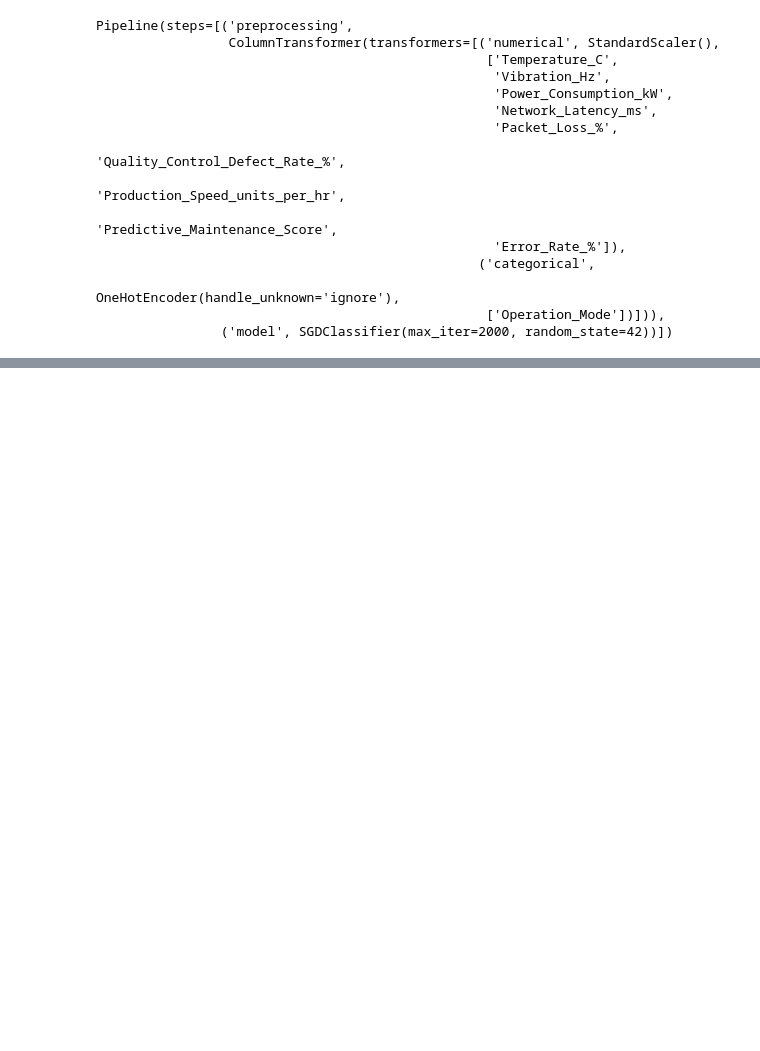
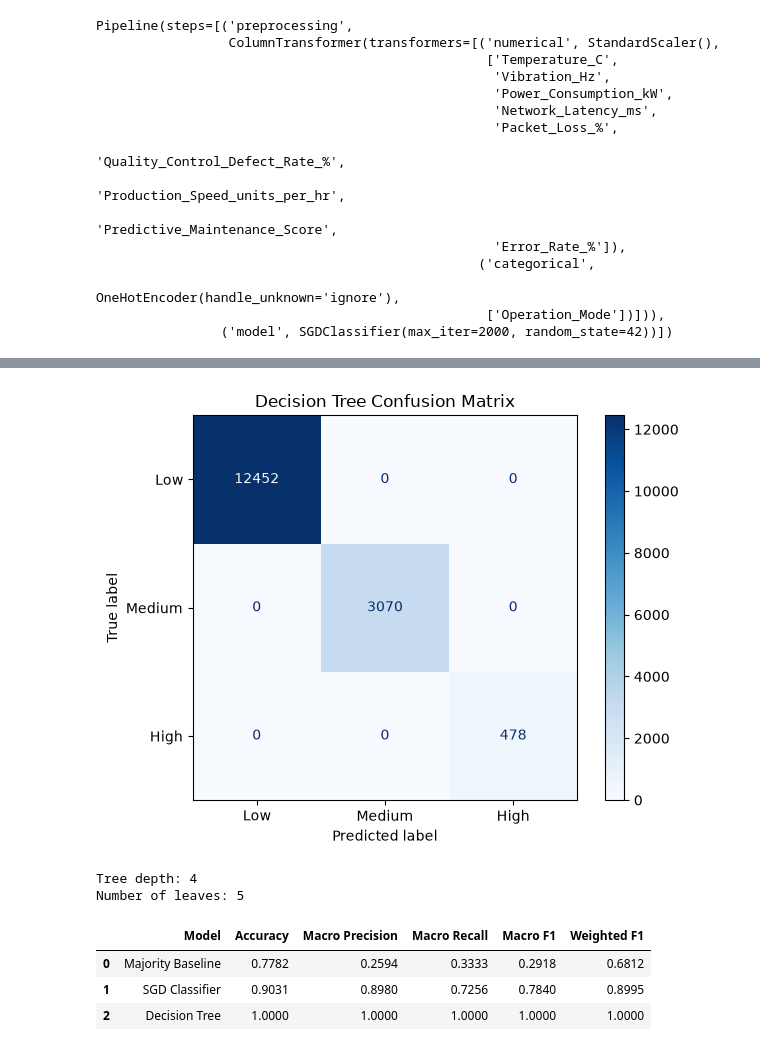
Before and after one commit to janithTG/AI-Group-Project-UW, a Jupyter notebook: notebooks/03_preprocessing_and_baseline_models.ipynb, the cells around one changed output, grey strips where cells are left out. Cells and saved outputs as stored; diff of their text form; code cells hidden in the pictures; blank space fills up the shorter version.

Commit message:
completing the notebook 3 by adding the tree classification and comparisons

```diff
--- a/notebooks/03_preprocessing_and_baseline_models.ipynb
+++ b/notebooks/03_preprocessing_and_baseline_models.ipynb
@@ -546,0 +587,9 @@ plt.show()
+# %%
+tree_pipeline.fit(
+    X_train,
+    y_train
+)
+
+print(
+    "Decision Tree trained successfully."
+)
@@ -546,0 +598,4 @@ plt.show()
+# %%
+tree_predictions = tree_pipeline.predict(
+    X_validation
+)
@@ -546,0 +634,42 @@ plt.show()
+# %%
+ConfusionMatrixDisplay.from_predictions(
+    y_validation,
+    tree_predictions,
+    labels=class_order,
+    cmap="Blues"
+)
+
+plt.title(
+    "Decision Tree Confusion Matrix"
+)
+
+plt.tight_layout()
+
+plt.savefig(
+    figures_dir
+    / "decision_tree_confusion_matrix.png",
+    dpi=300,
+    bbox_inches="tight"
+)
+
+plt.show()
+# %% [output]
+[figure, added]
+# %%
+trained_tree = (
+    tree_pipeline
+    .named_steps["model"]
+)
+
+print(
+    "Tree depth:",
+    trained_tree.get_depth()
+)
+
+print(
+    "Number of leaves:",
+    trained_tree.get_n_leaves()
+)
+# %% [output]
+Tree depth: 4
+Number of leaves: 5
@@ -546,0 +682,13 @@ plt.show()
+# %%
+results = pd.DataFrame([
+    dummy_results,
+    sgd_results,
+    tree_results
+])
+
+results.round(4)
+# %% [output]
+|  | Model | Accuracy | Macro Precision | Macro Recall | Macro F1 | Weighted F1 |
+| 0 | Majority Baseline | 0.7782 | 0.2594 | 0.3333 | 0.2918 | 0.6812 |
+| 1 | SGD Classifier | 0.9031 | 0.8980 | 0.7256 | 0.7840 | 0.8995 |
+| 2 | Decision Tree | 1.0000 | 1.0000 | 1.0000 | 1.0000 | 1.0000 |
```
Also changed, not shown: parts of 15 cells of this notebook, 3 other files.
